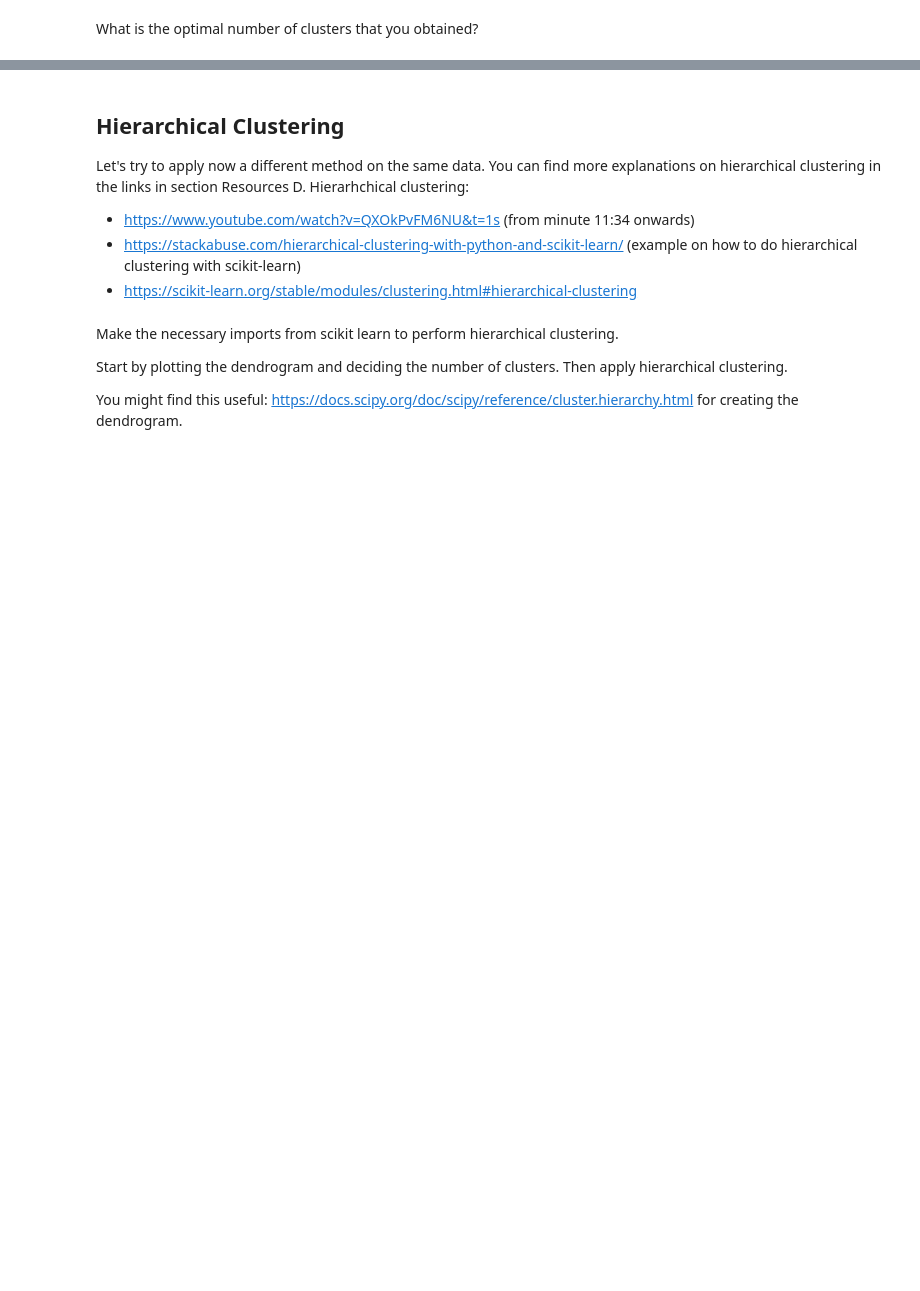
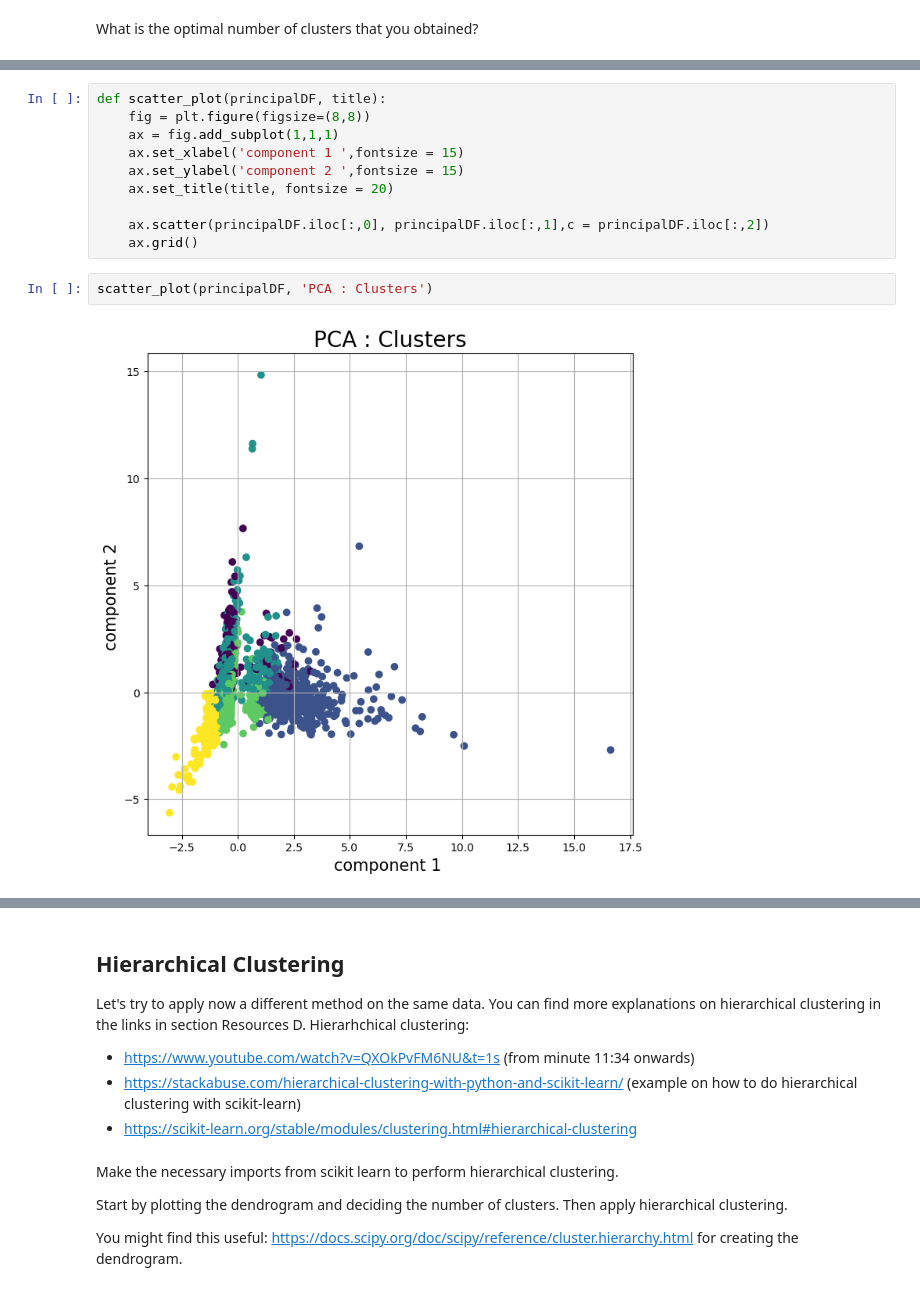
Before and after one commit to Lisiane-von-ahn/Clustering, a Jupyter notebook: notebook/Clustering.ipynb, the cells around one changed output, grey strips where cells are left out. Drawn from its saved outputs; the diff is of its cells as text; blank space fills up the shorter version.

```diff
--- a/notebook/Clustering.ipynb
+++ b/notebook/Clustering.ipynb
@@ -271,0 +501,14 @@ What is the optimal number of clusters that you obtained?
+# %%
+def scatter_plot(principalDF, title):
+    fig = plt.figure(figsize=(8,8))
+    ax = fig.add_subplot(1,1,1)
+    ax.set_xlabel('component 1 ',fontsize = 15)
+    ax.set_ylabel('component 2 ',fontsize = 15)
+    ax.set_title(title, fontsize = 20)
+
+    ax.scatter(principalDF.iloc[:,0], principalDF.iloc[:,1],c = principalDF.iloc[:,2])
+    ax.grid()
+# %%
+scatter_plot(principalDF, 'PCA : Clusters')
+# %% [output]
+[figure, added]
```
Also changed, not shown: parts of 43 cells of this notebook.
